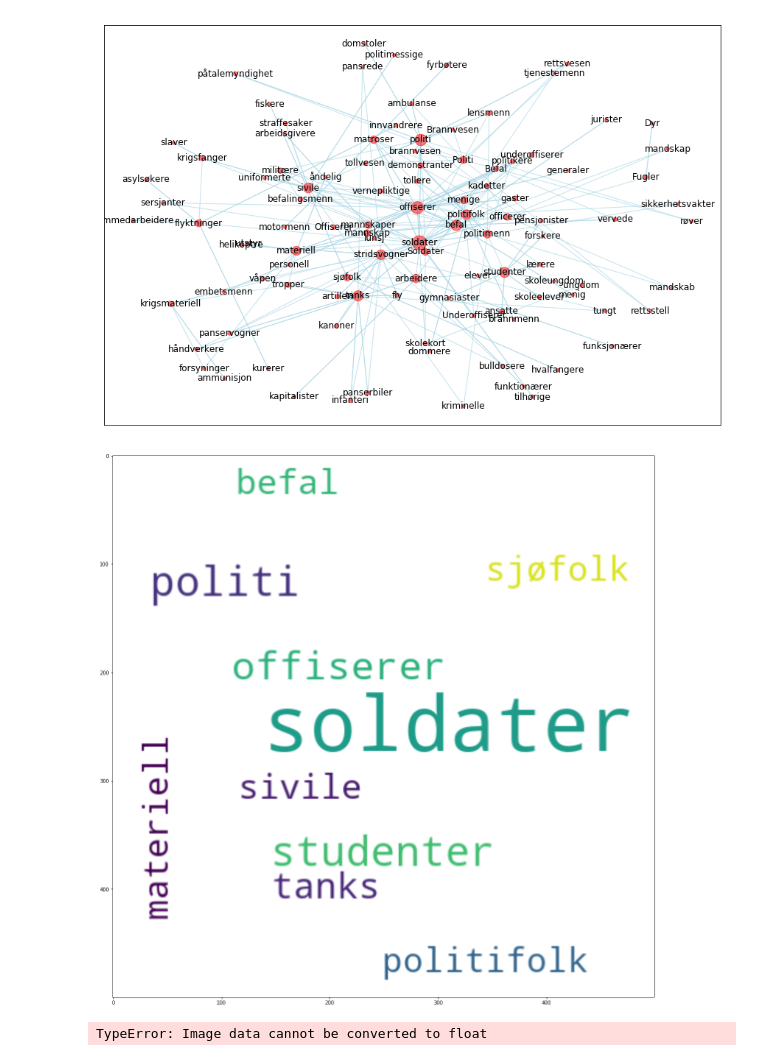
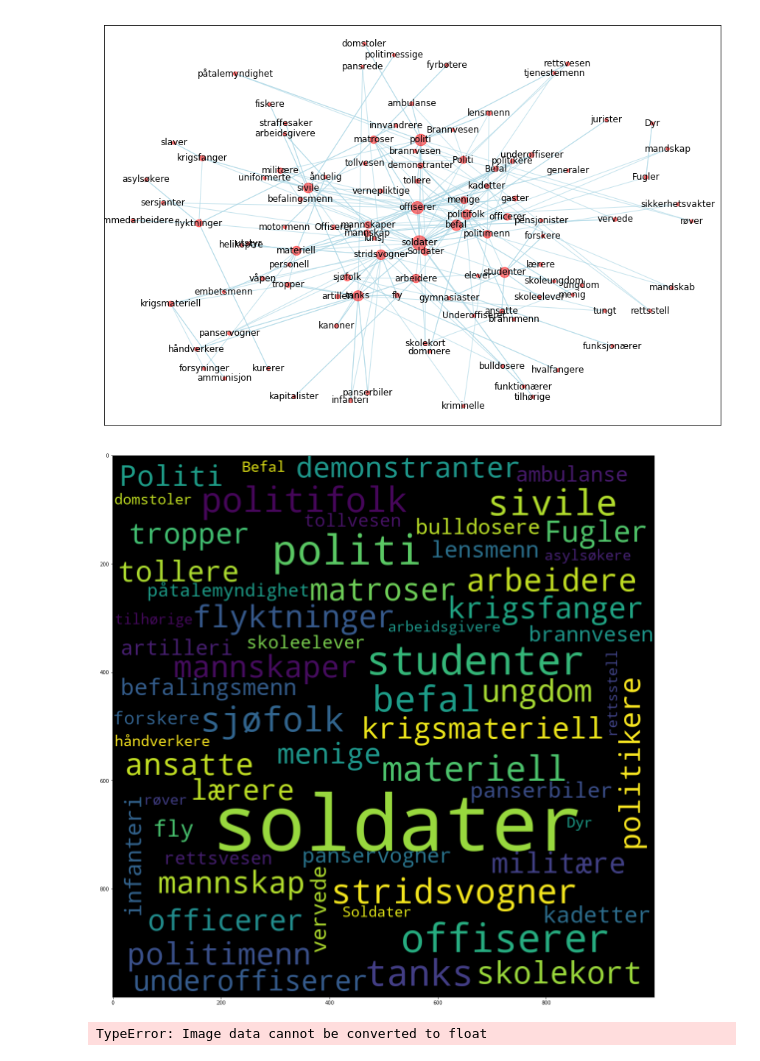
Before and after one commit to Yoonsen/Lexicography, a Jupyter notebook: konkordanser_NAOB.ipynb, the cells around one changed output. Saved outputs shown, nothing was run; the diff lists cells and outputs as text; code cells hidden in the pictures.

```diff
--- a/konkordanser_NAOB.ipynb
+++ b/konkordanser_NAOB.ipynb
@@ -105,9 +105,9 @@ nb.draw_graph_centrality(G, fontsize=12, k=1.5)
 True
 [figure]
 # %%
-nb.draw_cloud(nb.make_cloud(dict(nb.central_betweenness_characters(G))))
+nb.cloud(nb.frame(dict(nb.central_betweenness_characters(G, 60)), 'data'))
 # %% [output]
-[figure, old version]
+[figure, new version]
 # %%
 nb.draw_cloud(dict(nb.central_characters(G)))
 # %% [output]
```
